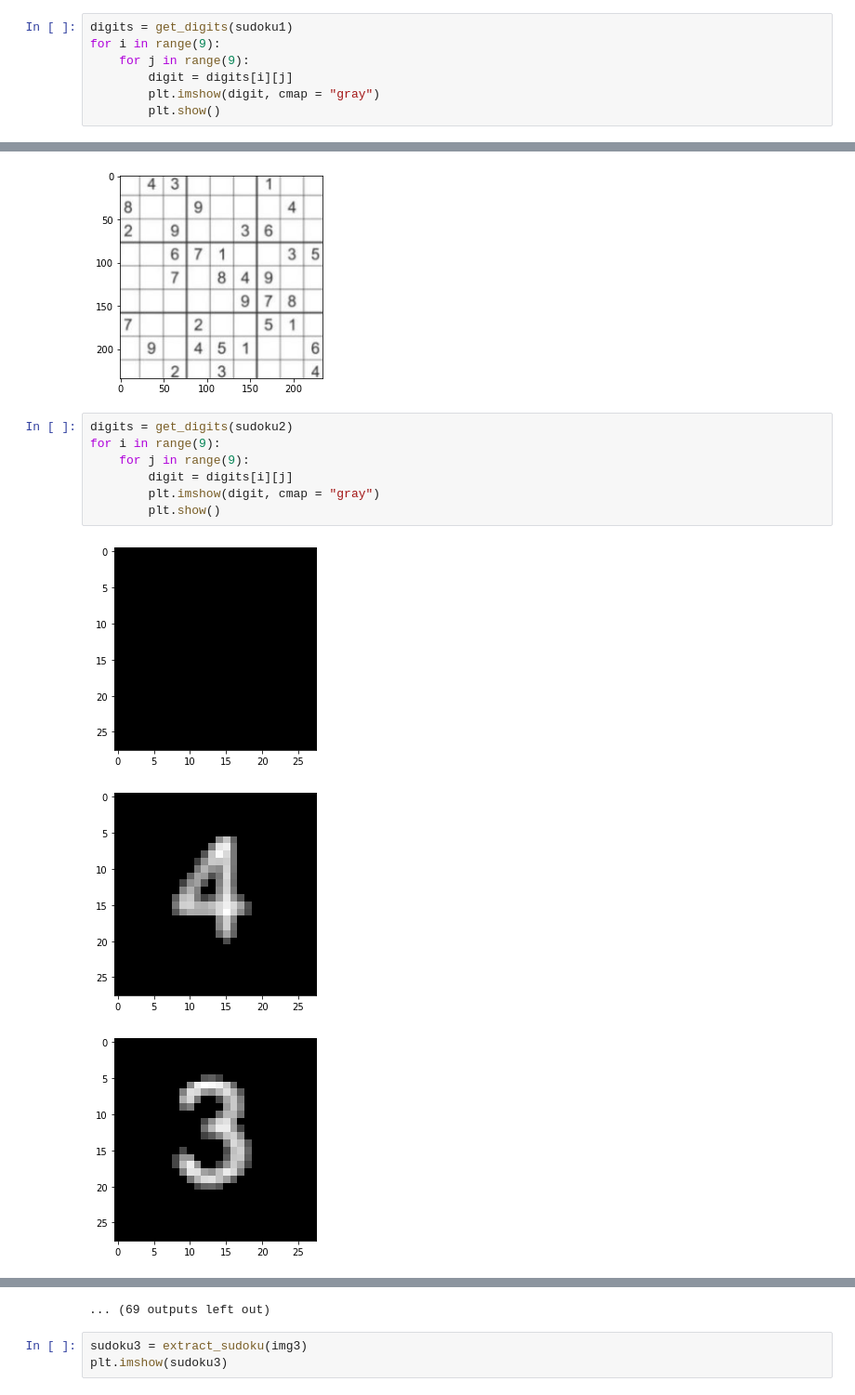
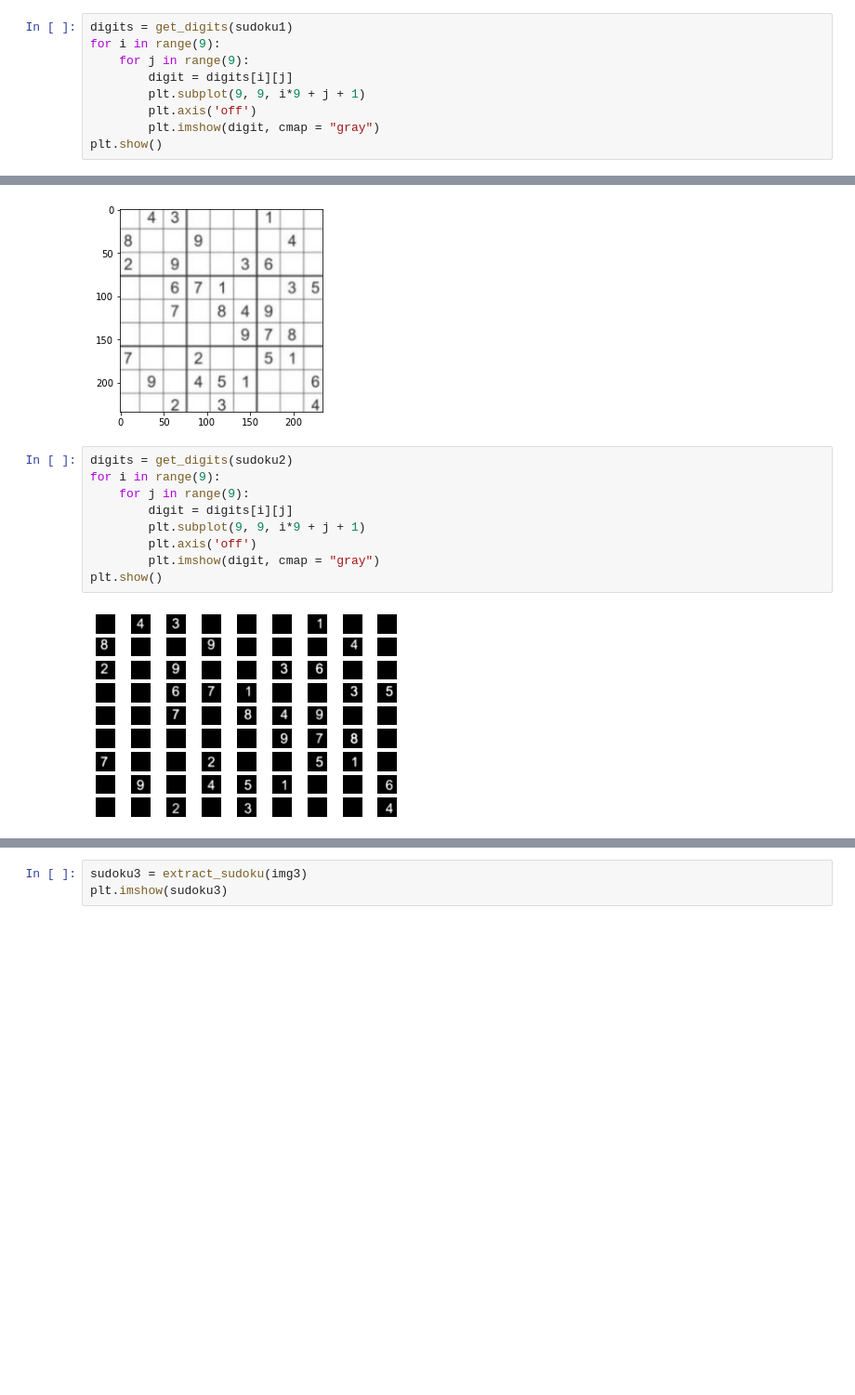
Before and after one commit to sarthag/Sudoku-Solver, a Jupyter notebook: Test Extract.ipynb, the cells around one changed output, grey strips where cells are left out. Shown at 93% size. Cells and saved outputs as stored; diff of their text form; blank space fills up the shorter version.

```diff
--- a/Test Extract.ipynb
+++ b/Test Extract.ipynb
@@ -20,6 +20,8 @@ digits = get_digits(sudoku1)
 for i in range(9):
     for j in range(9):
         digit = digits[i][j]
+        plt.subplot(9, 9, i*9 + j + 1)
+        plt.axis('off')
         plt.imshow(digit, cmap = "gray")
-        plt.show()
+plt.show()
 # %% [output]
@@ -45,11 +35,11 @@ plt.imshow(sudoku2)
 # %%
 digits = get_digits(sudoku2)
 for i in range(9):
     for j in range(9):
         digit = digits[i][j]
+        plt.subplot(9, 9, i*9 + j + 1)
+        plt.axis('off')
         plt.imshow(digit, cmap = "gray")
-        plt.show()
+plt.show()
 # %% [output]
-[figure, old version]
+[figure, new version]
-[figure, removed]
-[figure, removed]
@@ -65,4 +46,3 @@ for i in range(9):
-... (69 outputs left out)
 # %%
 sudoku3 = extract_sudoku(img3)
 plt.imshow(sudoku3)
```
Also changed, not shown: parts of 4 cells of this notebook.
